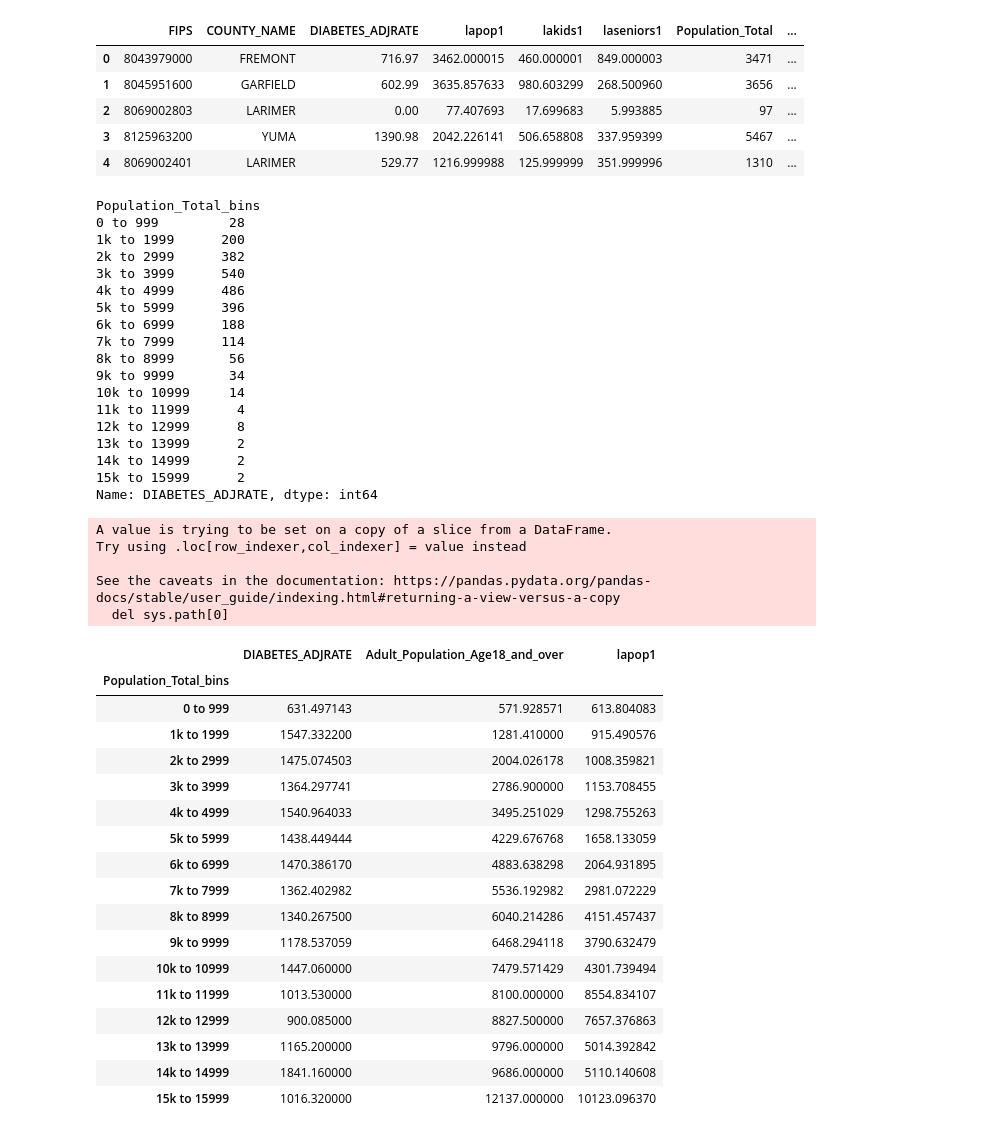
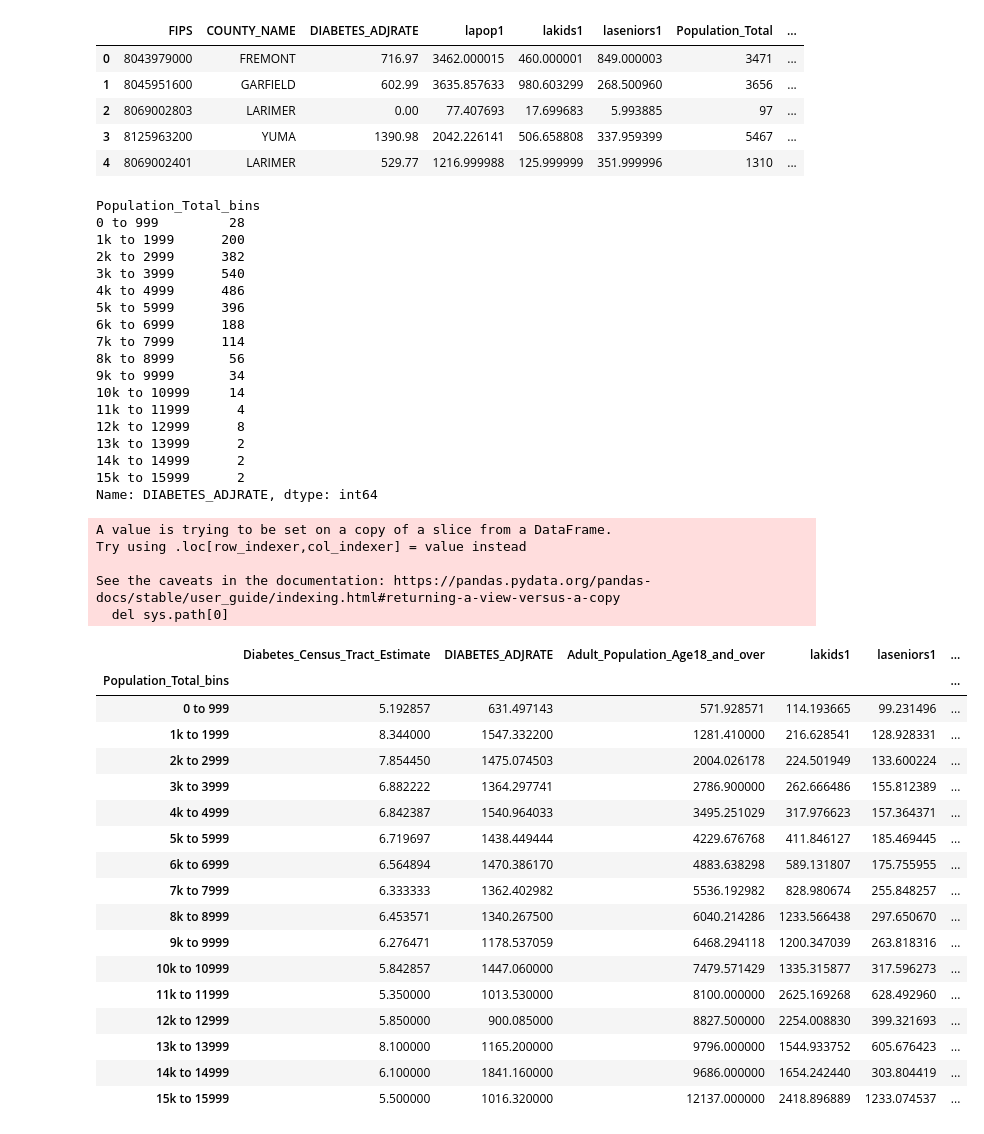
Before and after one commit to Ryan-Eberle/Diabetes-Demographics-in-Colorado, a Jupyter notebook: Diabetes_age_analysis.ipynb, the cells around one changed output. Cells and saved outputs as stored; diff of their text form; code cells hidden in the pictures.

```diff
--- a/Diabetes_age_analysis.ipynb
+++ b/Diabetes_age_analysis.ipynb
@@ -194,52 +194,53 @@ combined_data_df.head()
 data_pop_bins = combined_data_df.groupby("Population_Total_bins")
 
 # Find how many rows fall into each bin
 print(data_pop_bins["DIABETES_ADJRATE"].count())
 
 # Get the average of each column within the GroupBy object
-data_pop_bins[["DIABETES_ADJRATE", "Adult_Population_Age18_and_over", "lapop1"]].mean()
+data_pop_bins[["Diabetes_Census_Tract_Estimate","DIABETES_ADJRATE", "Adult_Population_Age18_and_over",
+               "lakids1","laseniors1", "lapop1"]].mean()
 # %% [output]
 Population_Total_bins
 0 to 999         28
 1k to 1999      200
 2k to 2999      382
 3k to 3999      540
 4k to 4999      486
 5k to 5999      396
 6k to 6999      188
 7k to 7999      114
 8k to 8999       56
 9k to 9999       34
 10k to 10999     14
 11k to 11999      4
 12k to 12999      8
 13k to 13999      2
 14k to 14999      2
 15k to 15999      2
 Name: DIABETES_ADJRATE, dtype: int64
 A value is trying to be set on a copy of a slice from a DataFrame.
 Try using .loc[row_indexer,col_indexer] = value instead
 
 See the caveats in the documentation: https://pandas.pydata.org/pandas-docs/stable/user_guide/indexing.html#returning-a-view-versus-a-copy
   del sys.path[0]
-|  | DIABETES_ADJRATE | Adult_Population_Age18_and_over | lapop1 |
-| Population_Total_bins |  |  |  |
-| 0 to 999 | 631.497143 | 571.928571 | 613.804083 |
-| 1k to 1999 | 1547.332200 | 1281.410000 | 915.490576 |
-| 2k to 2999 | 1475.074503 | 2004.026178 | 1008.359821 |
-| 3k to 3999 | 1364.297741 | 2786.900000 | 1153.708455 |
-| 4k to 4999 | 1540.964033 | 3495.251029 | 1298.755263 |
-| 5k to 5999 | 1438.449444 | 4229.676768 | 1658.133059 |
-| 6k to 6999 | 1470.386170 | 4883.638298 | 2064.931895 |
-| 7k to 7999 | 1362.402982 | 5536.192982 | 2981.072229 |
-| 8k to 8999 | 1340.267500 | 6040.214286 | 4151.457437 |
-| 9k to 9999 | 1178.537059 | 6468.294118 | 3790.632479 |
-| 10k to 10999 | 1447.060000 | 7479.571429 | 4301.739494 |
-| 11k to 11999 | 1013.530000 | 8100.000000 | 8554.834107 |
-| 12k to 12999 | 900.085000 | 8827.500000 | 7657.376863 |
-| 13k to 13999 | 1165.200000 | 9796.000000 | 5014.392842 |
-| 14k to 14999 | 1841.160000 | 9686.000000 | 5110.140608 |
-| 15k to 15999 | 1016.320000 | 12137.000000 | 10123.096370 |
+|  | Diabetes_Census_Tract_Estimate | DIABETES_ADJRATE | Adult_Population_Age18_and_over | lakids1 | laseniors1 | ... |
+| Population_Total_bins |  |  |  |  |  | ... |
+| 0 to 999 | 5.192857 | 631.497143 | 571.928571 | 114.193665 | 99.231496 | ... |
+| 1k to 1999 | 8.344000 | 1547.332200 | 1281.410000 | 216.628541 | 128.928331 | ... |
+| 2k to 2999 | 7.854450 | 1475.074503 | 2004.026178 | 224.501949 | 133.600224 | ... |
+| 3k to 3999 | 6.882222 | 1364.297741 | 2786.900000 | 262.666486 | 155.812389 | ... |
+| 4k to 4999 | 6.842387 | 1540.964033 | 3495.251029 | 317.976623 | 157.364371 | ... |
+| 5k to 5999 | 6.719697 | 1438.449444 | 4229.676768 | 411.846127 | 185.469445 | ... |
+| 6k to 6999 | 6.564894 | 1470.386170 | 4883.638298 | 589.131807 | 175.755955 | ... |
+| 7k to 7999 | 6.333333 | 1362.402982 | 5536.192982 | 828.980674 | 255.848257 | ... |
+| 8k to 8999 | 6.453571 | 1340.267500 | 6040.214286 | 1233.566438 | 297.650670 | ... |
+| 9k to 9999 | 6.276471 | 1178.537059 | 6468.294118 | 1200.347039 | 263.818316 | ... |
+| 10k to 10999 | 5.842857 | 1447.060000 | 7479.571429 | 1335.315877 | 317.596273 | ... |
+| 11k to 11999 | 5.350000 | 1013.530000 | 8100.000000 | 2625.169268 | 628.492960 | ... |
+| 12k to 12999 | 5.850000 | 900.085000 | 8827.500000 | 2254.008830 | 399.321693 | ... |
+| 13k to 13999 | 8.100000 | 1165.200000 | 9796.000000 | 1544.933752 | 605.676423 | ... |
+| 14k to 14999 | 6.100000 | 1841.160000 | 9686.000000 | 1654.242440 | 303.804419 | ... |
+| 15k to 15999 | 5.500000 | 1016.320000 | 12137.000000 | 2418.896889 | 1233.074537 | ... |
 # %%
 # x= 'COUNTY_NAME'
 # y= 'DIABETES_ADJRATE'
```
